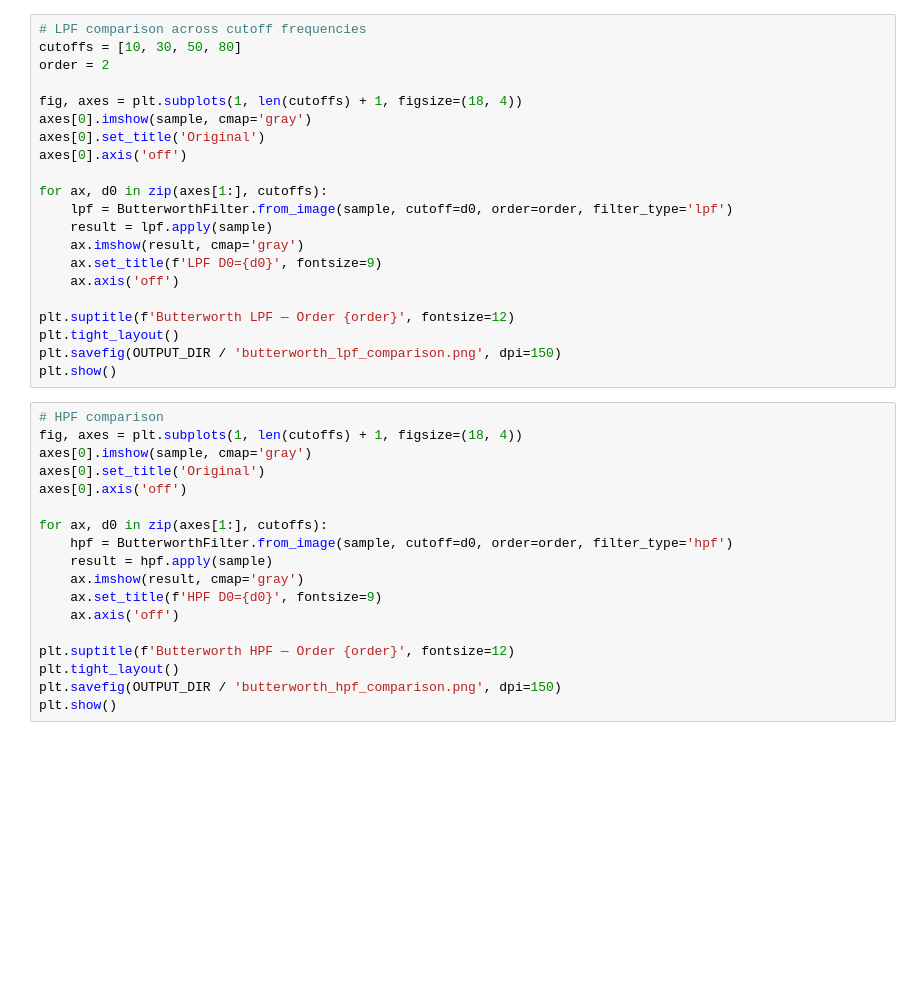
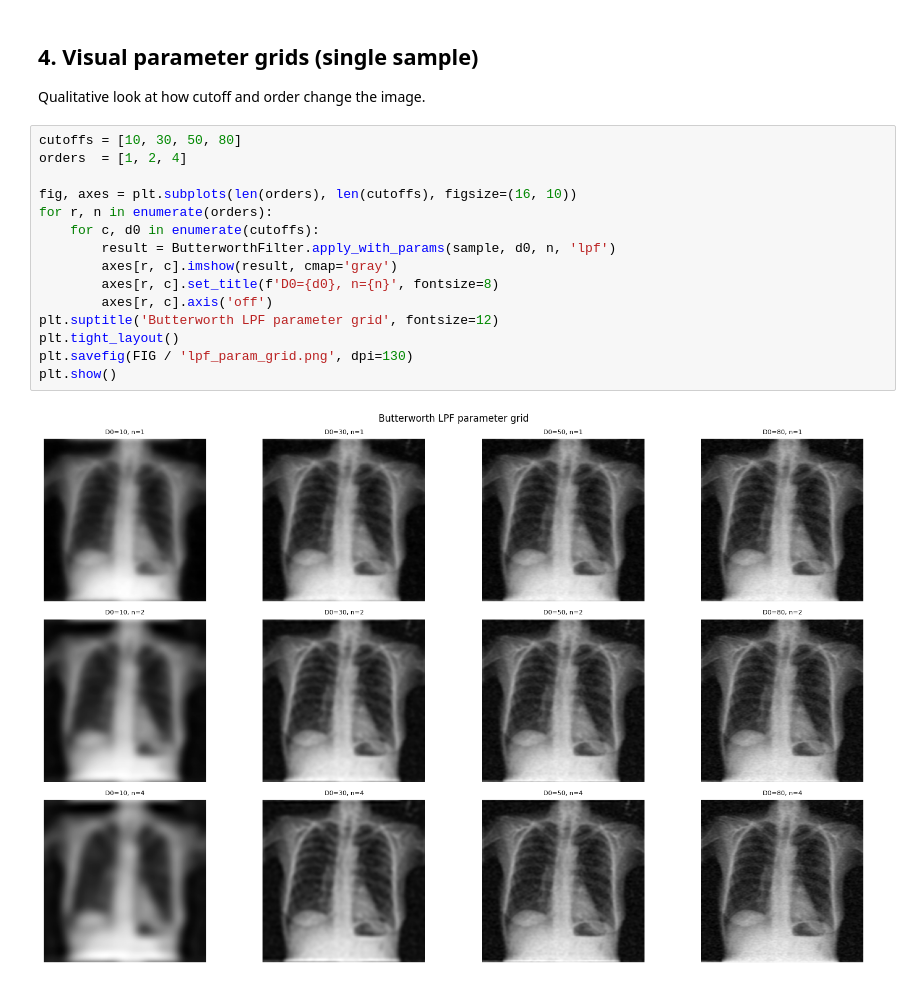
Before and after one commit to rvouya/fp-pcd, a Jupyter notebook: filtering_frequency/frequency_experiments.ipynb, the cells around one changed output. Drawn from its saved outputs; the diff is of its cells as text; blank space fills up the shorter version.

```diff
--- a/filtering_frequency/frequency_experiments.ipynb
+++ b/filtering_frequency/frequency_experiments.ipynb
@@ -49,40 +132,21 @@ plt.show()
+# %% [markdown]
+## 4. Visual parameter grids (single sample)
+Qualitative look at how cutoff and order change the image.
 # %%
-# LPF comparison across cutoff frequencies
 cutoffs = [10, 30, 50, 80]
-order = 2
+orders  = [1, 2, 4]
 
-fig, axes = plt.subplots(1, len(cutoffs) + 1, figsize=(18, 4))
-axes[0].imshow(sample, cmap='gray')
-axes[0].set_title('Original')
-axes[0].axis('off')
-
-for ax, d0 in zip(axes[1:], cutoffs):
-    lpf = ButterworthFilter.from_image(sample, cutoff=d0, order=order, filter_type='lpf')
-    result = lpf.apply(sample)
-    ax.imshow(result, cmap='gray')
-    ax.set_title(f'LPF D0={d0}', fontsize=9)
-    ax.axis('off')
-
-plt.suptitle(f'Butterworth LPF — Order {order}', fontsize=12)
+fig, axes = plt.subplots(len(orders), len(cutoffs), figsize=(16, 10))
+for r, n in enumerate(orders):
+    for c, d0 in enumerate(cutoffs):
+        result = ButterworthFilter.apply_with_params(sample, d0, n, 'lpf')
+        axes[r, c].imshow(result, cmap='gray')
+        axes[r, c].set_title(f'D0={d0}, n={n}', fontsize=8)
+        axes[r, c].axis('off')
+plt.suptitle('Butterworth LPF parameter grid', fontsize=12)
 plt.tight_layout()
-plt.savefig(OUTPUT_DIR / 'butterworth_lpf_comparison.png', dpi=150)
+plt.savefig(FIG / 'lpf_param_grid.png', dpi=130)
 plt.show()
+# %% [output]
+[figure, added]
-# %%
-# HPF comparison
-fig, axes = plt.subplots(1, len(cutoffs) + 1, figsize=(18, 4))
-axes[0].imshow(sample, cmap='gray')
-axes[0].set_title('Original')
-axes[0].axis('off')
-
-for ax, d0 in zip(axes[1:], cutoffs):
-    hpf = ButterworthFilter.from_image(sample, cutoff=d0, order=order, filter_type='hpf')
-    result = hpf.apply(sample)
-    ax.imshow(result, cmap='gray')
-    ax.set_title(f'HPF D0={d0}', fontsize=9)
-    ax.axis('off')
-
-plt.suptitle(f'Butterworth HPF — Order {order}', fontsize=12)
-plt.tight_layout()
-plt.savefig(OUTPUT_DIR / 'butterworth_hpf_comparison.png', dpi=150)
-plt.show()
 # %%
```
Also changed, not shown: parts of 17 cells of this notebook, 10 other files.
